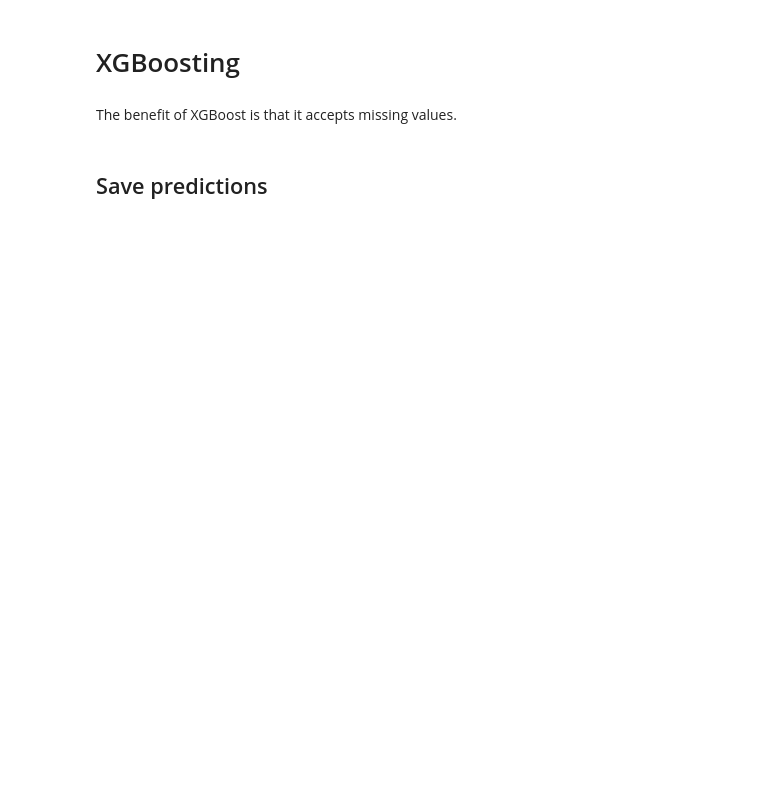
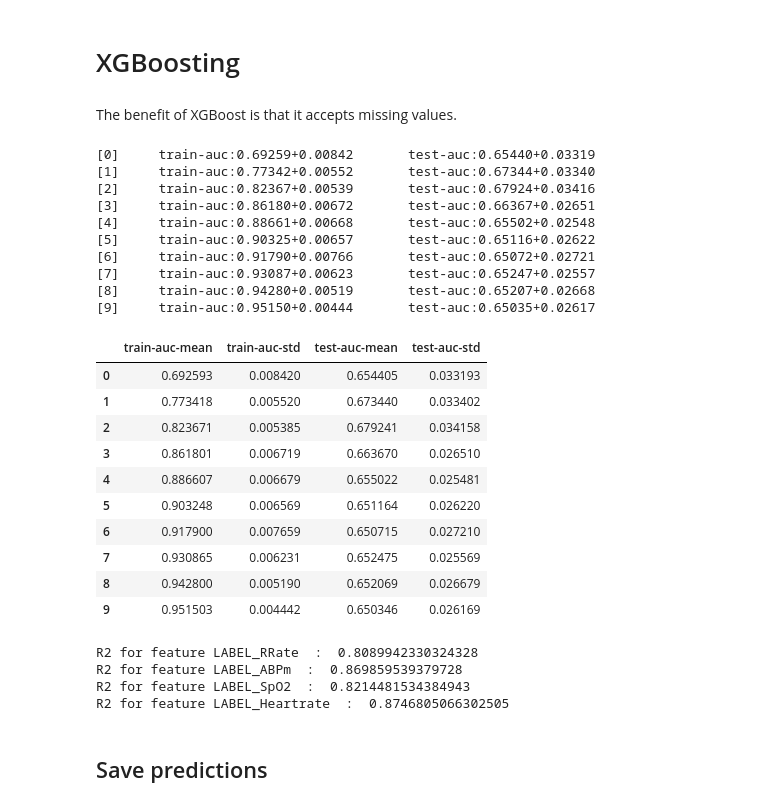
Before and after one commit to Ahmadrezauf/IntroToML, a Jupyter notebook: task_2/Ldt_task2.ipynb, the cells around one changed output. Cells and saved outputs as stored; diff of their text form; code cells hidden in the pictures; blank space fills up the shorter version.

```diff
--- a/task_2/Ldt_task2.ipynb
+++ b/task_2/Ldt_task2.ipynb
@@ -50,8 +51,8 @@ df_test_features = pd.read_csv ('test_features.csv')
 # %% [markdown]
 ### Sorting labels
 # %%
-df_train_labels = df_train_labels.sort_values(by = 'pid')
-df_train_features = df_train_features.sort_values(by = 'pid')
+df_train_labels = df_train_labels.sort_values('pid')
+df_train_features = df_train_features.sort_values(['pid', 'Time'])
 
 # Droping time
 df_train_features = df_train_features.drop('Time', axis = 1)
@@ -783,3 +767,50 @@ columns_final = columns_1 + columns_2
 # XGBoosting
 # %% [markdown]
 The benefit of XGBoost is that it accepts missing values.
+# %%
+import xgboost as xgb
+# simple example
+# load file from text file, also binary buffer generated by xgboost
+
+# scale test data
+min_max_scaler = preprocessing.StandardScaler()
+df_train_agg_features = min_max_scaler.fit_transform(df_train_agg_features)
+min_max_scaler = preprocessing.StandardScaler()
+df_test_agg_features = min_max_scaler.fit_transform(df_test_agg_features)
+
+dtrain = xgb.DMatrix(df_train_agg_features, label=df_train_labels.iloc[:,11])
+dtest = xgb.DMatrix(df_test_agg_features)
+# %%
+param = {'eta': 1, 'objective': 'binary:logistic', 'verbosity':1}
+param['nthread'] = 4
+param['eval_metric'] = 'auc'
+evallist = [(dtrain, 'train')]
+# %%
+num_round = 10
+xgb.cv(param, dtrain, num_round, nfold=10,
+       metrics={'auc'}, seed=0,
+       callbacks=[xgb.callback.print_evaluation(show_stdv=True)])
+# bst = xgb.train(param, dtrain, num_round)
+# pred = bst.predict(dtest)
+# %% [output]
+[0]     train-auc:0.69259+0.00842       test-auc:0.65440+0.03319
+[1]     train-auc:0.77342+0.00552       test-auc:0.67344+0.03340
+[2]     train-auc:0.82367+0.00539       test-auc:0.67924+0.03416
+[3]     train-auc:0.86180+0.00672       test-auc:0.66367+0.02651
+[4]     train-auc:0.88661+0.00668       test-auc:0.65502+0.02548
+[5]     train-auc:0.90325+0.00657       test-auc:0.65116+0.02622
+[6]     train-auc:0.91790+0.00766       test-auc:0.65072+0.02721
+[7]     train-auc:0.93087+0.00623       test-auc:0.65247+0.02557
+[8]     train-auc:0.94280+0.00519       test-auc:0.65207+0.02668
+[9]     train-auc:0.95150+0.00444       test-auc:0.65035+0.02617
+|  | train-auc-mean | train-auc-std | test-auc-mean | test-auc-std |
+| 0 | 0.692593 | 0.008420 | 0.654405 | 0.033193 |
+| 1 | 0.773418 | 0.005520 | 0.673440 | 0.033402 |
+| 2 | 0.823671 | 0.005385 | 0.679241 | 0.034158 |
+| 3 | 0.861801 | 0.006719 | 0.663670 | 0.026510 |
+| 4 | 0.886607 | 0.006679 | 0.655022 | 0.025481 |
+| 5 | 0.903248 | 0.006569 | 0.651164 | 0.026220 |
+| 6 | 0.917900 | 0.007659 | 0.650715 | 0.027210 |
+| 7 | 0.930865 | 0.006231 | 0.652475 | 0.025569 |
+| 8 | 0.942800 | 0.005190 | 0.652069 | 0.026679 |
+| 9 | 0.951503 | 0.004442 | 0.650346 | 0.026169 |
@@ -785,0 +851,28 @@ The benefit of XGBoost is that it accepts missing values.
+# %%
+columns_2 = []
+param = {'max_depth': 2, 'eta': 1, 'objective': 'reg:squarederror', 'verbosity':1}
+param['nthread'] = 4
+param['eval_metric'] = 'rmse'
+evallist = [(dtrain, 'train')]
+
+for i in range(12,16):
+
+    clf_w = xgb.XGBRegressor(feval = r2_score, verbosity = 0)
+
+    clf_w.fit(df_train_agg_features, df_train_labels.iloc[:,i])
+
+    dtrain = xgb.DMatrix(df_train_agg_features, label=df_train_labels.iloc[:,i])
+    num_round = 10
+
+    probability = clf_w.predict(df_test_agg_features)
+    columns_1.append(probability)
+
+    pred_train = clf_w.predict(df_train_agg_features)
+#     probability_train = [item[1] for item in probability_tmp]
+    tmp = r2_score(y_pred= pred_train, y_true=df_train_labels.iloc[:,i])
+    print("R2 for feature", list(df_train_labels)[i] , " : ", tmp)
+# %% [output]
+R2 for feature LABEL_RRate  :  0.8089942330324328
+R2 for feature LABEL_ABPm  :  0.869859539379728
+R2 for feature LABEL_SpO2  :  0.8214481534384943
+R2 for feature LABEL_Heartrate  :  0.8746805066302505
```
Also changed, not shown: parts of 26 cells of this notebook, 22 other files.
